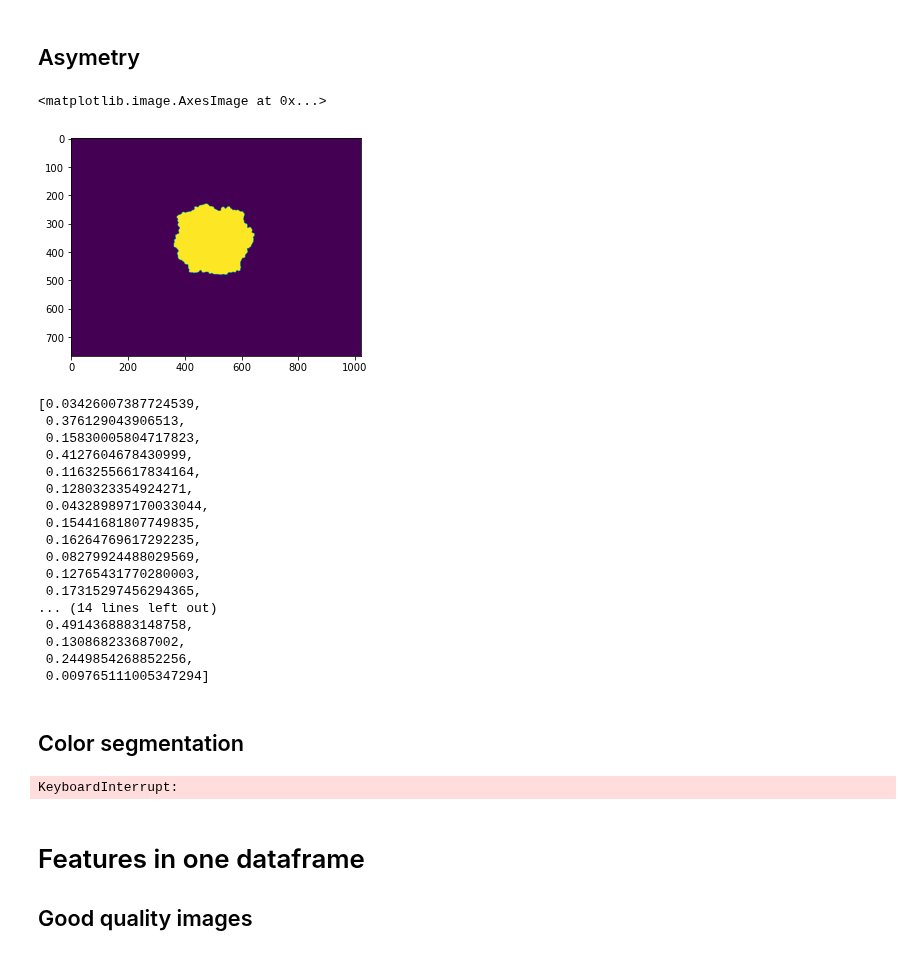
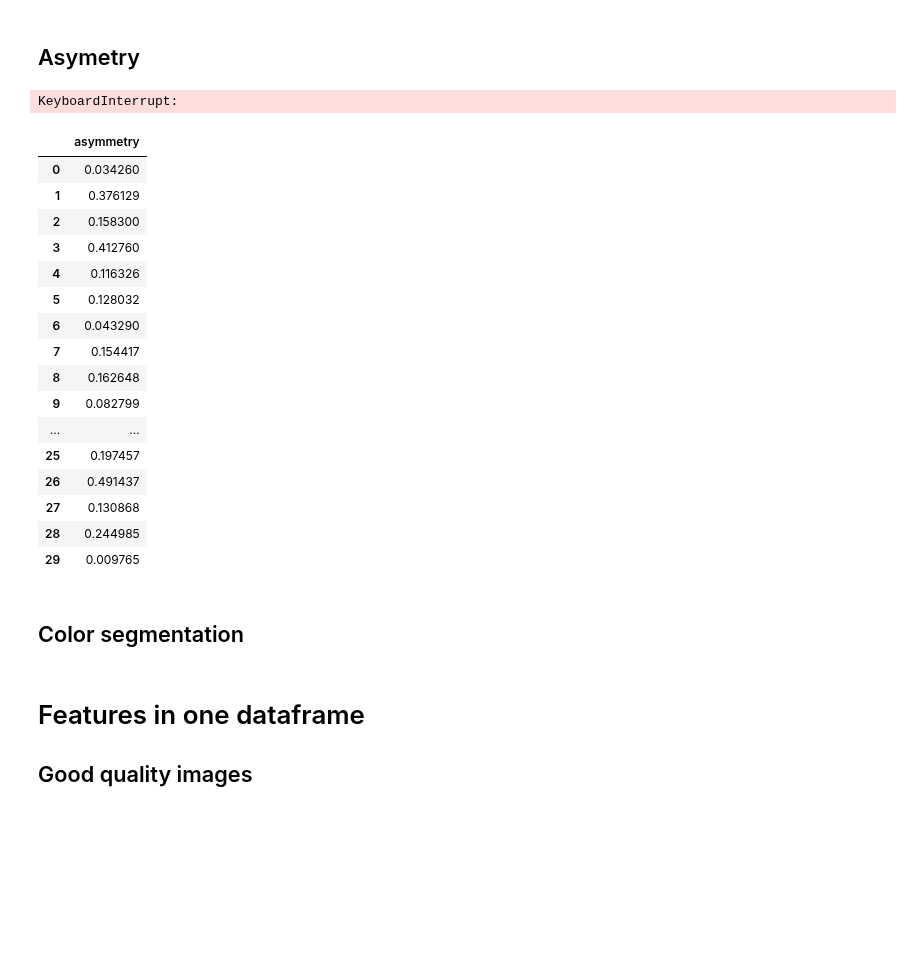
Before and after one commit to adagige/fyp2021p03g02, a Jupyter notebook: notebooks/Cleaned Notebook1.ipynb, the cells around one changed output. Drawn from its saved outputs; the diff is of its cells as text; code cells hidden in the pictures; blank space fills up the shorter version.

```diff
--- a/notebooks/Cleaned Notebook1.ipynb
+++ b/notebooks/Cleaned Notebook1.ipynb
@@ -846,12 +827,9 @@ for i in range(len(maps_good_area)):
     asy = asymmetryGB(maps_good_area[i], area_good[i])
     asymmetry_good.append(asy)
 
-asymmetry_good
+#asymmetry_good
 
-#np.savetxt("../data/features/asymmetry_good.csv", asymmetry_good, delimiter=",")
+np.savetxt("../data/features/asymmetry_good.csv", asymmetry_good, delimiter=",")
-# %% [output]
-<matplotlib.image.AxesImage at 0x...>
-[figure, removed]
 # %%
 asymmetry_bad = []
 
@@ -859,32 +837,35 @@ for i in range(len(maps_bad_area)):
     asy = asymmetryGB(maps_bad_area[i], area_bad[i])
     asymmetry_bad.append(asy)
 
-asymmetry_bad
+#asymmetry_bad
 
-#np.savetxt("../data/features/asymmetry_bad.csv", asymmetry_bad, delimiter=",")
+np.savetxt("../data/features/asymmetry_bad.csv", asymmetry_bad, delimiter=",")
 # %% [output]
-[0.03426007387724539,
- 0.376129043906513,
- 0.15830005804717823,
- 0.4127604678430999,
- 0.11632556617834164,
- 0.1280323354924271,
- 0.043289897170033044,
- 0.15441681807749835,
- 0.16264769617292235,
- 0.08279924488029569,
- 0.12765431770280003,
- 0.17315297456294365,
-... (14 lines left out)
- 0.4914368883148758,
- 0.130868233687002,
- 0.2449854268852256,
- 0.009765111005347294]
+KeyboardInterrupt:
+# %%
+assymetry_bad = pd.read_csv("../data/features/asymmetry_bad.csv", names = ['asymmetry'])
+assymetry_bad
+# %% [output]
+|  | asymmetry |
+| 0 | 0.034260 |
+| 1 | 0.376129 |
+| 2 | 0.158300 |
+| 3 | 0.412760 |
+| 4 | 0.116326 |
+| 5 | 0.128032 |
+| 6 | 0.043290 |
+| 7 | 0.154417 |
+| 8 | 0.162648 |
+| 9 | 0.082799 |
+| ... | ... |
+| 25 | 0.197457 |
+| 26 | 0.491437 |
+| 27 | 0.130868 |
+| 28 | 0.244985 |
+| 29 | 0.009765 |
 # %% [markdown]
 ## Color segmentation
 # %%
 CS_good = color_segmentation(images_good, maps_good)
-#np.savetxt("../data/features/col_seg_good.csv", CS_good, delimiter=",")
+np.savetxt("../data/features/col_seg_good.csv", CS_good, delimiter=",")
-# %% [output]
-KeyboardInterrupt:
 # %%
```
Also changed, not shown: parts of 4 cells of this notebook, 6 other files.
